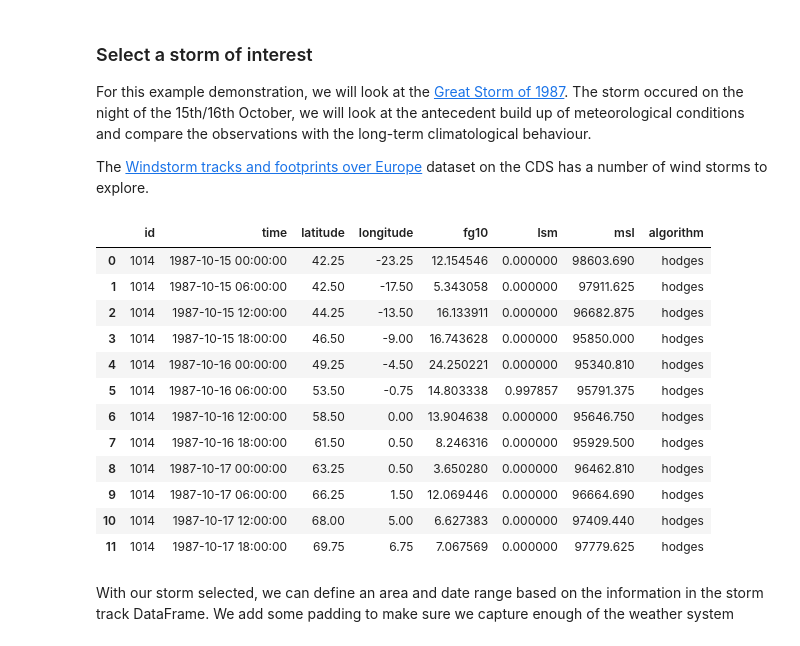
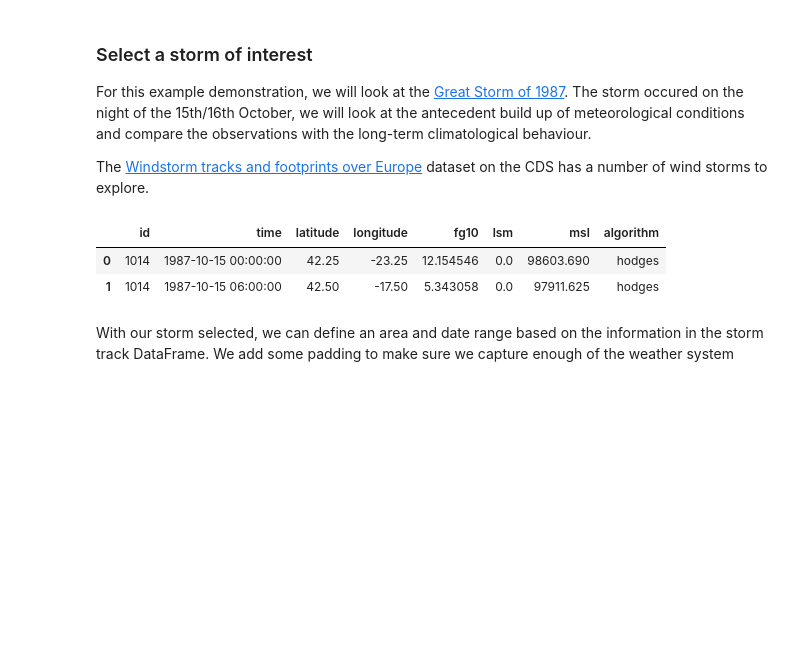
Before and after one commit to EddyCMWF/c3s-training-submodule-insitu-obs, a Jupyter notebook: insitu-obs-against-climatology.ipynb, the cells around one changed output. Cells and saved outputs as stored; diff of their text form; code cells hidden in the pictures; blank space fills up the shorter version.

```diff
--- a/insitu-obs-against-climatology.ipynb
+++ b/insitu-obs-against-climatology.ipynb
@@ -54,32 +56,25 @@ day = "15"
 # %%
 storm_dataset = "sis-european-wind-storm-reanalysis"
 storm_request = {
     "product": "windstorm_track",
     "variable": "all",
     "tracking_algorithm": ["hodges"],
     "event_aggregation": "single_event",
     "year": year,
     "month": month,
     "day": day
 }
 storm_ekds = ekd.from_source("cds", storm_dataset, storm_request)
 storm_df = storm_ekds.to_pandas()
 storm_df["time"] = pd.to_datetime(storm_df["time"])
-storm_df
+# Create an xarray dataset for later
+storm_ds = storm_df.to_xarray()
+storm_ds = storm_ds.assign_coords(time=storm_ds["time"], longitude=storm_ds["longitude"], latitude=storm_ds["latitude"])
+storm_df[:2]
 # %% [output]
 |  | id | time | latitude | longitude | fg10 | lsm | msl | algorithm |
-| 0 | 1014 | 1987-10-15 00:00:00 | 42.25 | -23.25 | 12.154546 | 0.000000 | 98603.690 | hodges |
-| 1 | 1014 | 1987-10-15 06:00:00 | 42.50 | -17.50 | 5.343058 | 0.000000 | 97911.625 | hodges |
-| 2 | 1014 | 1987-10-15 12:00:00 | 44.25 | -13.50 | 16.133911 | 0.000000 | 96682.875 | hodges |
-| 3 | 1014 | 1987-10-15 18:00:00 | 46.50 | -9.00 | 16.743628 | 0.000000 | 95850.000 | hodges |
-| 4 | 1014 | 1987-10-16 00:00:00 | 49.25 | -4.50 | 24.250221 | 0.000000 | 95340.810 | hodges |
-| 5 | 1014 | 1987-10-16 06:00:00 | 53.50 | -0.75 | 14.803338 | 0.997857 | 95791.375 | hodges |
-| 6 | 1014 | 1987-10-16 12:00:00 | 58.50 | 0.00 | 13.904638 | 0.000000 | 95646.750 | hodges |
-| 7 | 1014 | 1987-10-16 18:00:00 | 61.50 | 0.50 | 8.246316 | 0.000000 | 95929.500 | hodges |
-| 8 | 1014 | 1987-10-17 00:00:00 | 63.25 | 0.50 | 3.650280 | 0.000000 | 96462.810 | hodges |
-| 9 | 1014 | 1987-10-17 06:00:00 | 66.25 | 1.50 | 12.069446 | 0.000000 | 96664.690 | hodges |
-| 10 | 1014 | 1987-10-17 12:00:00 | 68.00 | 5.00 | 6.627383 | 0.000000 | 97409.440 | hodges |
-| 11 | 1014 | 1987-10-17 18:00:00 | 69.75 | 6.75 | 7.067569 | 0.000000 | 97779.625 | hodges |
+| 0 | 1014 | 1987-10-15 00:00:00 | 42.25 | -23.25 | 12.154546 | 0.0 | 98603.690 | hodges |
+| 1 | 1014 | 1987-10-15 06:00:00 | 42.50 | -17.50 | 5.343058 | 0.0 | 97911.625 | hodges |
 # %% [markdown]
 With our storm selected, we can define an area and date range based on the information in the storm track DataFrame. We add some padding to make sure we capture enough of the weather system
 # %%
```
Also changed, not shown: parts of 21 cells of this notebook, 2 other files.
